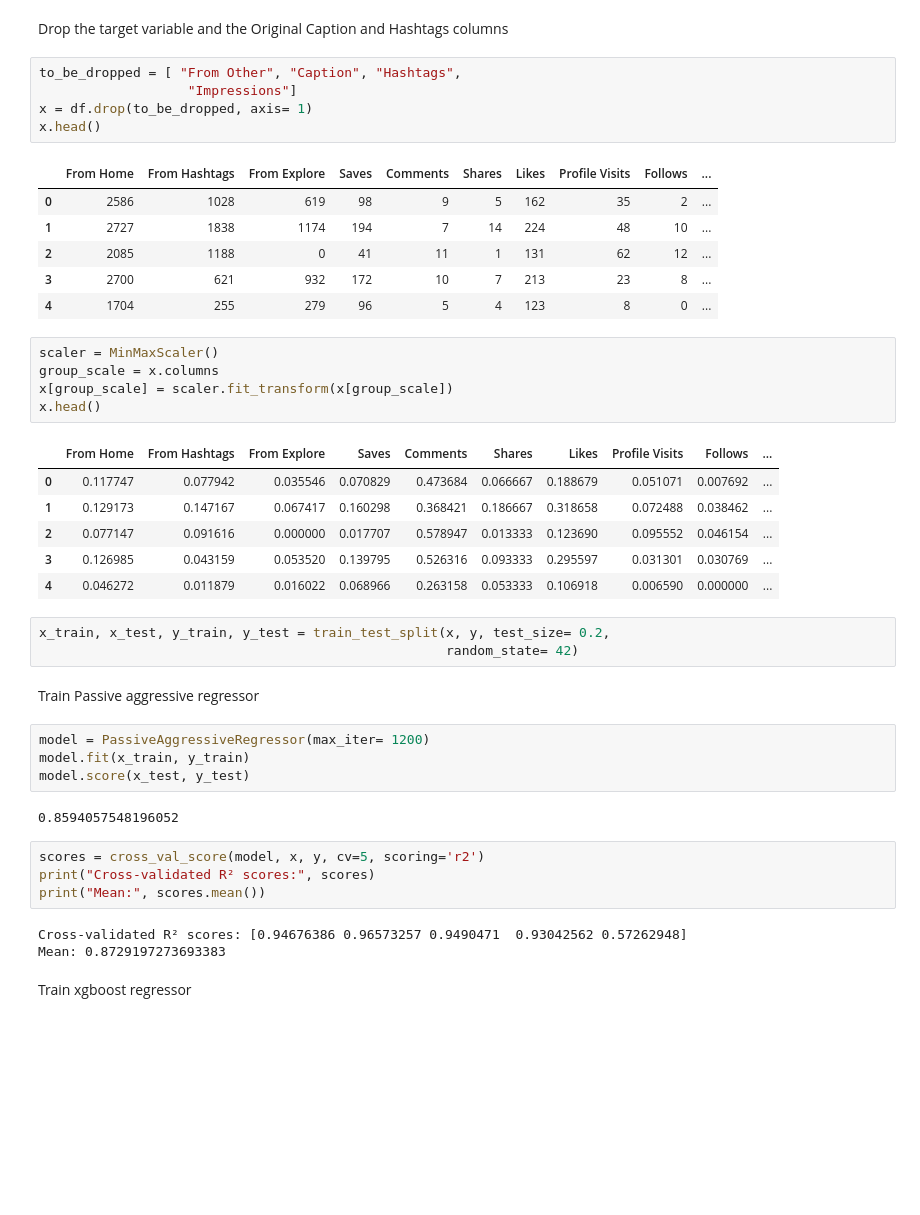
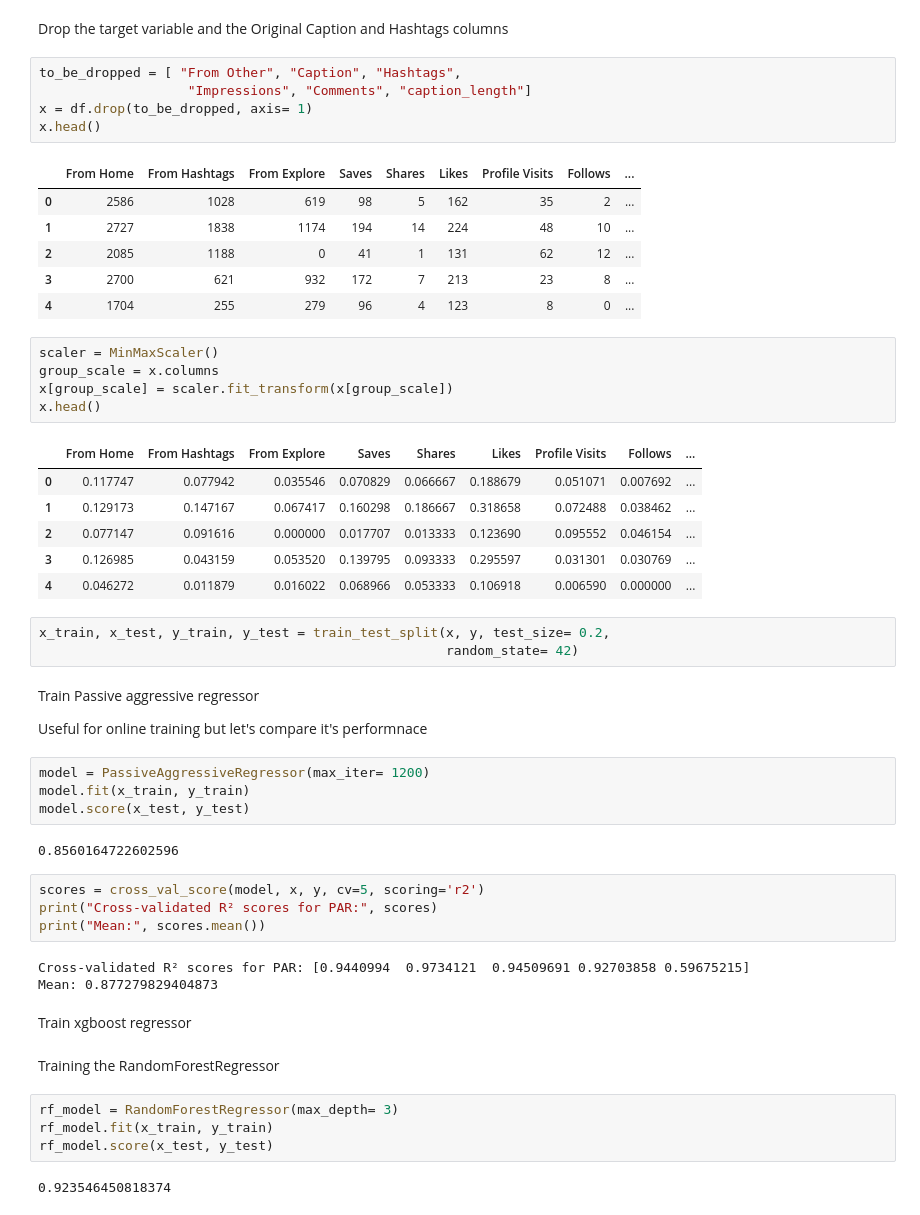
Before and after one commit to ayomide-100/instagram-reach-analysis, a Jupyter notebook: notebooks/modelling.ipynb, the cells around one changed output. Drawn from its saved outputs; the diff is of its cells as text; blank space fills up the shorter version.

```diff
--- a/notebooks/modelling.ipynb
+++ b/notebooks/modelling.ipynb
@@ -59,45 +60,55 @@ df['caption_length'] = df['Caption'].apply(get_caption_length)
 Drop the target variable and the Original Caption and Hashtags columns
 # %%
 to_be_dropped = [ "From Other", "Caption", "Hashtags",
-                   "Impressions"]
+                   "Impressions", "Comments", "caption_length"]
 x = df.drop(to_be_dropped, axis= 1)
 x.head()
 # %% [output]
-|  | From Home | From Hashtags | From Explore | Saves | Comments | Shares | Likes | Profile Visits | Follows | ... |
-| 0 | 2586 | 1028 | 619 | 98 | 9 | 5 | 162 | 35 | 2 | ... |
-| 1 | 2727 | 1838 | 1174 | 194 | 7 | 14 | 224 | 48 | 10 | ... |
-| 2 | 2085 | 1188 | 0 | 41 | 11 | 1 | 131 | 62 | 12 | ... |
-| 3 | 2700 | 621 | 932 | 172 | 10 | 7 | 213 | 23 | 8 | ... |
-| 4 | 1704 | 255 | 279 | 96 | 5 | 4 | 123 | 8 | 0 | ... |
+|  | From Home | From Hashtags | From Explore | Saves | Shares | Likes | Profile Visits | Follows | ... |
+| 0 | 2586 | 1028 | 619 | 98 | 5 | 162 | 35 | 2 | ... |
+| 1 | 2727 | 1838 | 1174 | 194 | 14 | 224 | 48 | 10 | ... |
+| 2 | 2085 | 1188 | 0 | 41 | 1 | 131 | 62 | 12 | ... |
+| 3 | 2700 | 621 | 932 | 172 | 7 | 213 | 23 | 8 | ... |
+| 4 | 1704 | 255 | 279 | 96 | 4 | 123 | 8 | 0 | ... |
 # %%
 scaler = MinMaxScaler()
 group_scale = x.columns
 x[group_scale] = scaler.fit_transform(x[group_scale])
 x.head()
 # %% [output]
-|  | From Home | From Hashtags | From Explore | Saves | Comments | Shares | Likes | Profile Visits | Follows | ... |
-| 0 | 0.117747 | 0.077942 | 0.035546 | 0.070829 | 0.473684 | 0.066667 | 0.188679 | 0.051071 | 0.007692 | ... |
-| 1 | 0.129173 | 0.147167 | 0.067417 | 0.160298 | 0.368421 | 0.186667 | 0.318658 | 0.072488 | 0.038462 | ... |
-| 2 | 0.077147 | 0.091616 | 0.000000 | 0.017707 | 0.578947 | 0.013333 | 0.123690 | 0.095552 | 0.046154 | ... |
-| 3 | 0.126985 | 0.043159 | 0.053520 | 0.139795 | 0.526316 | 0.093333 | 0.295597 | 0.031301 | 0.030769 | ... |
-| 4 | 0.046272 | 0.011879 | 0.016022 | 0.068966 | 0.263158 | 0.053333 | 0.106918 | 0.006590 | 0.000000 | ... |
+|  | From Home | From Hashtags | From Explore | Saves | Shares | Likes | Profile Visits | Follows | ... |
+| 0 | 0.117747 | 0.077942 | 0.035546 | 0.070829 | 0.066667 | 0.188679 | 0.051071 | 0.007692 | ... |
+| 1 | 0.129173 | 0.147167 | 0.067417 | 0.160298 | 0.186667 | 0.318658 | 0.072488 | 0.038462 | ... |
+| 2 | 0.077147 | 0.091616 | 0.000000 | 0.017707 | 0.013333 | 0.123690 | 0.095552 | 0.046154 | ... |
+| 3 | 0.126985 | 0.043159 | 0.053520 | 0.139795 | 0.093333 | 0.295597 | 0.031301 | 0.030769 | ... |
+| 4 | 0.046272 | 0.011879 | 0.016022 | 0.068966 | 0.053333 | 0.106918 | 0.006590 | 0.000000 | ... |
 # %%
 x_train, x_test, y_train, y_test = train_test_split(x, y, test_size= 0.2,
                                                     random_state= 42)
 # %% [markdown]
 Train Passive aggressive regressor
+
+Useful for online training but let's compare it's performnace
 # %%
 model = PassiveAggressiveRegressor(max_iter= 1200)
 model.fit(x_train, y_train)
 model.score(x_test, y_test)
 # %% [output]
-0.8594057548196052
+0.8560164722602596
 # %%
 scores = cross_val_score(model, x, y, cv=5, scoring='r2')
-print("Cross-validated R² scores:", scores)
+print("Cross-validated R² scores for PAR:", scores)
 print("Mean:", scores.mean())
 # %% [output]
-Cross-validated R² scores: [0.94676386 0.96573257 0.9490471  0.93042562 0.57262948]
-Mean: 0.8729197273693383
+Cross-validated R² scores for PAR: [0.9440994  0.9734121  0.94509691 0.92703858 0.59675215]
+Mean: 0.877279829404873
 # %% [markdown]
 Train xgboost regressor
+# %% [markdown]
+Training the RandomForestRegressor
+# %%
+rf_model = RandomForestRegressor(max_depth= 3)
+rf_model.fit(x_train, y_train)
+rf_model.score(x_test, y_test)
+# %% [output]
+0.923546450818374
```
Also changed, not shown: parts of 5 cells of this notebook, 2 other files.
